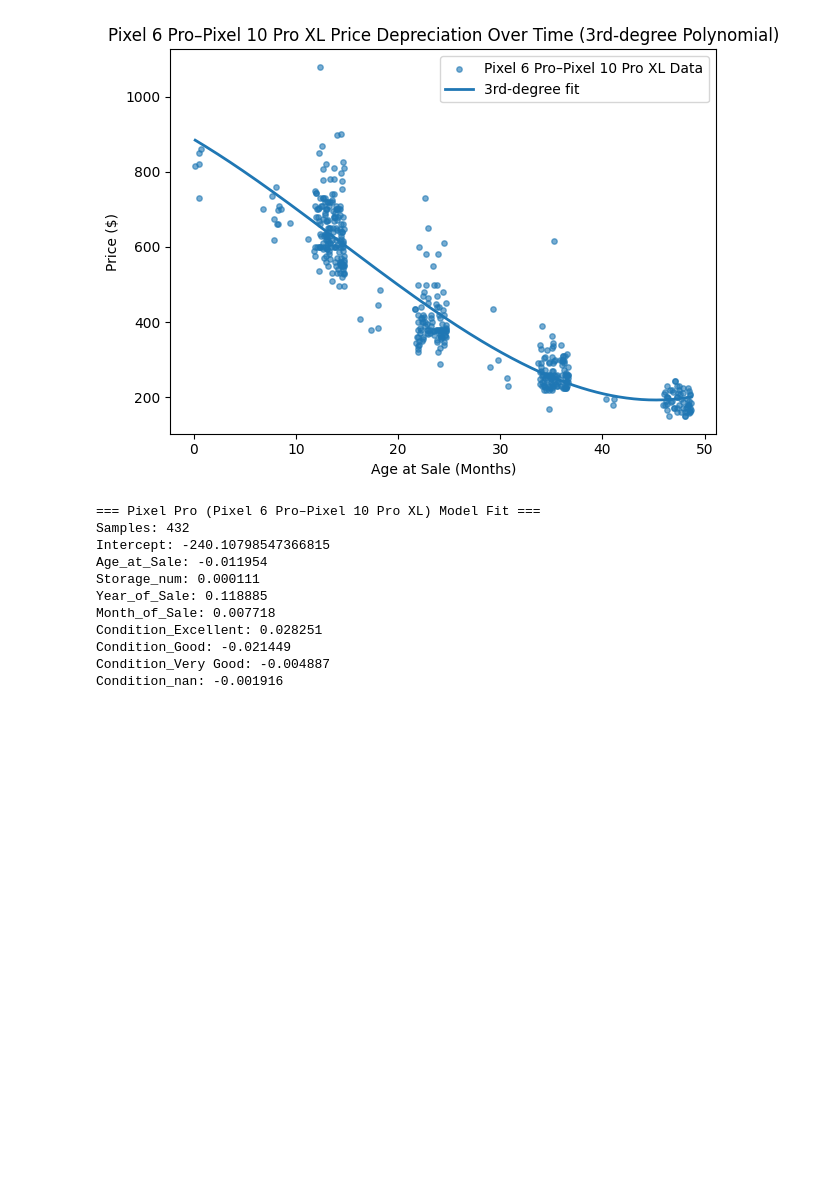
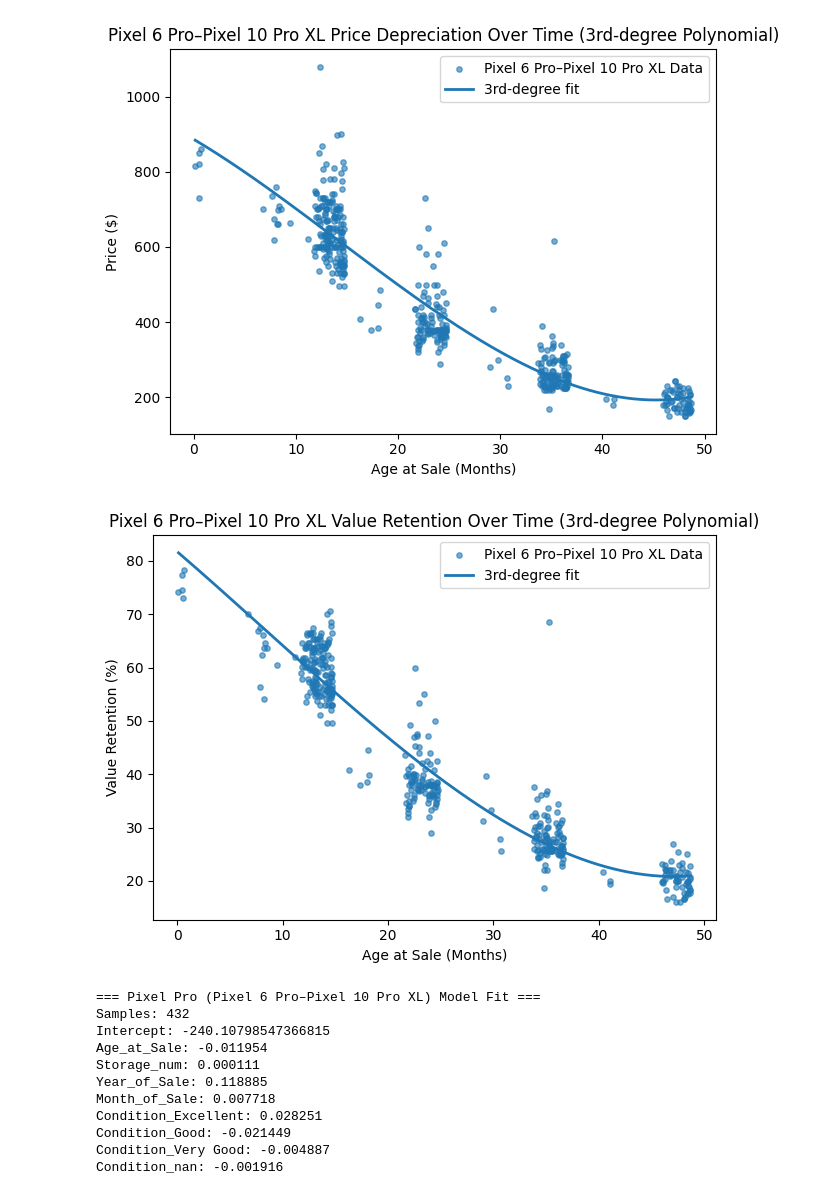
Before and after one commit to MengsrunNit/ebay-scrapping, a Jupyter notebook: Google Pixel/Pixel_Model/Pixel_Pro/pixel_pro.ipynb, the cells around one changed output. Drawn from its saved outputs; the diff is of its cells as text; code cells hidden in the pictures; blank space fills up the shorter version.

Commit message:
add retention value

```diff
--- a/Google Pixel/Pixel_Model/Pixel_Pro/pixel_pro.ipynb
+++ b/Google Pixel/Pixel_Model/Pixel_Pro/pixel_pro.ipynb
@@ -468,6 +468,52 @@ plt.tight_layout()
 plt.show()
 # %% [output]
 [figure]
+# %%
+from matplotlib import pyplot as plt
+import numpy as np
+
+# Make sure column names are clean
+data.rename(columns=str.strip, inplace=True)
+
+# Use clean columns
+x = data['Age_at_Sale']                 # months since release
+price = data['Price_num']               # resale price $
+
+# Use First_Release_Price calculated in the previous cell
+# (Instead of 'Original_Price' which was commented out)
+orig = data['First_Release_Price']      # original MSRP
+
+# Compute value retention (%)
+value_retention = (price / orig) * 100
+
+# Drop NaNs/infs before fitting
+m = np.isfinite(x) & np.isfinite(value_retention)
+x = x[m].to_numpy()
+y = value_retention[m].to_numpy()       # y is now retention %
+
+# Fit and build 3rd-degree polynomial on retention
+degree = 3
+coeffs = np.polyfit(x, y, degree)
+poly_eq = np.poly1d(coeffs)
+
+# Smooth curve for the fit
+x_line = np.linspace(x.min(), x.max(), 200)
+y_line = poly_eq(x_line)
+
+# Plot scatter + fitted curve
+plt.scatter(x, y, s=15, alpha=0.6,
+            label='Pixel 6 Pro–Pixel 10 Pro XL Data')
+plt.plot(x_line, y_line, linewidth=2,
+         label=f'{degree}rd-degree fit')
+
+plt.xlabel('Age at Sale (Months)')
+plt.ylabel('Value Retention (%)')
+plt.title('Pixel 6 Pro–Pixel 10 Pro XL Value Retention Over Time (3rd-degree Polynomial)')
+plt.legend()
+plt.tight_layout()
+plt.show()
+# %% [output]
+[figure, added]
 # %%
 # === Pixel Pro resale regression (Pixel 6 Pro–Pixel 10 Pro XL) ===
 
```
Also changed, not shown: 17 other files.
